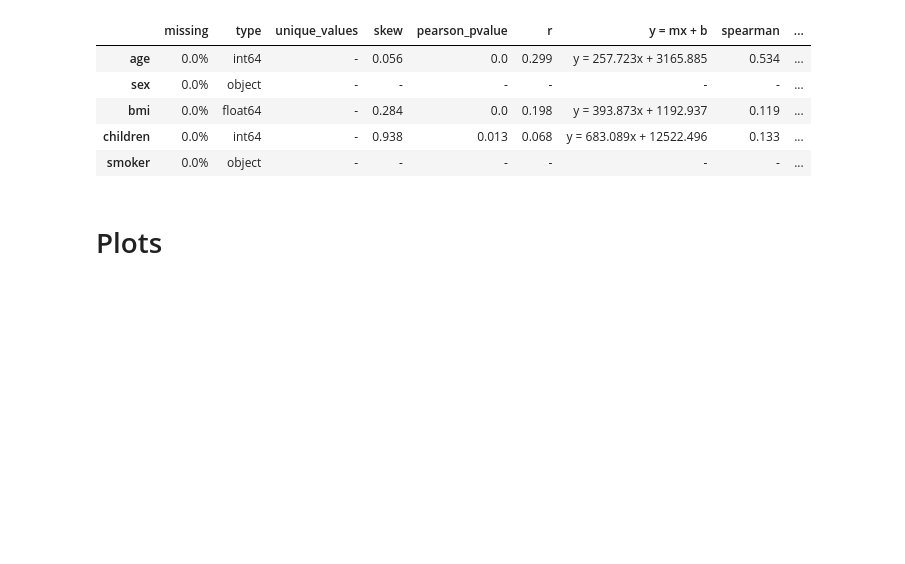
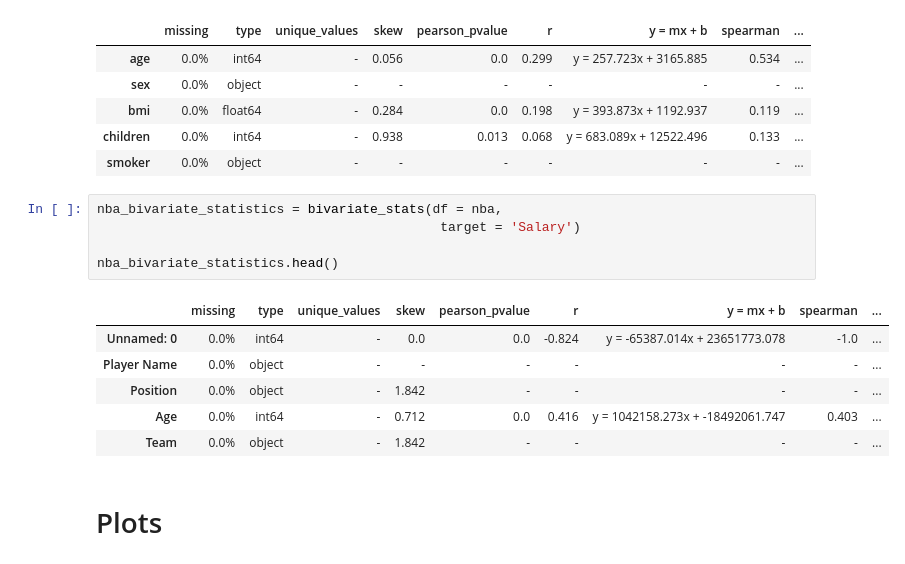
Before and after one commit to RodolfoPCruz/eda_toolkit, a Jupyter notebook: notebooks/bivariate_statistics.ipynb, the cells around one changed output. Drawn from its saved outputs; the diff is of its cells as text; blank space fills up the shorter version.

```diff
--- a/notebooks/bivariate_statistics.ipynb
+++ b/notebooks/bivariate_statistics.ipynb
@@ -214,6 +214,18 @@ insurance_bivariate_stats.head()
 | bmi | 0.0% | float64 | - | 0.284 | 0.0 | 0.198 | y = 393.873x + 1192.937 | 0.119 | ... |
 | children | 0.0% | int64 | - | 0.938 | 0.013 | 0.068 | y = 683.089x + 12522.496 | 0.133 | ... |
 | smoker | 0.0% | object | - | - | - | - | - | - | ... |
+# %%
+nba_bivariate_statistics = bivariate_stats(df = nba,
+                                            target = 'Salary')
+
+nba_bivariate_statistics.head()
+# %% [output]
+|  | missing | type | unique_values | skew | pearson_pvalue | r | y = mx + b | spearman | ... |
+| Unnamed: 0 | 0.0% | int64 | - | 0.0 | 0.0 | -0.824 | y = -65387.014x + 23651773.078 | -1.0 | ... |
+| Player Name | 0.0% | object | - | - | - | - | - | - | ... |
+| Position | 0.0% | object | - | 1.842 | - | - | - | - | ... |
+| Age | 0.0% | int64 | - | 0.712 | 0.0 | 0.416 | y = 1042158.273x + -18492061.747 | 0.403 | ... |
+| Team | 0.0% | object | - | 1.842 | - | - | - | - | ... |
 # %% [markdown]
 # Plots
 # %% [markdown]
```
Also changed, not shown: parts of 1 cell of this notebook, 1 other file.
